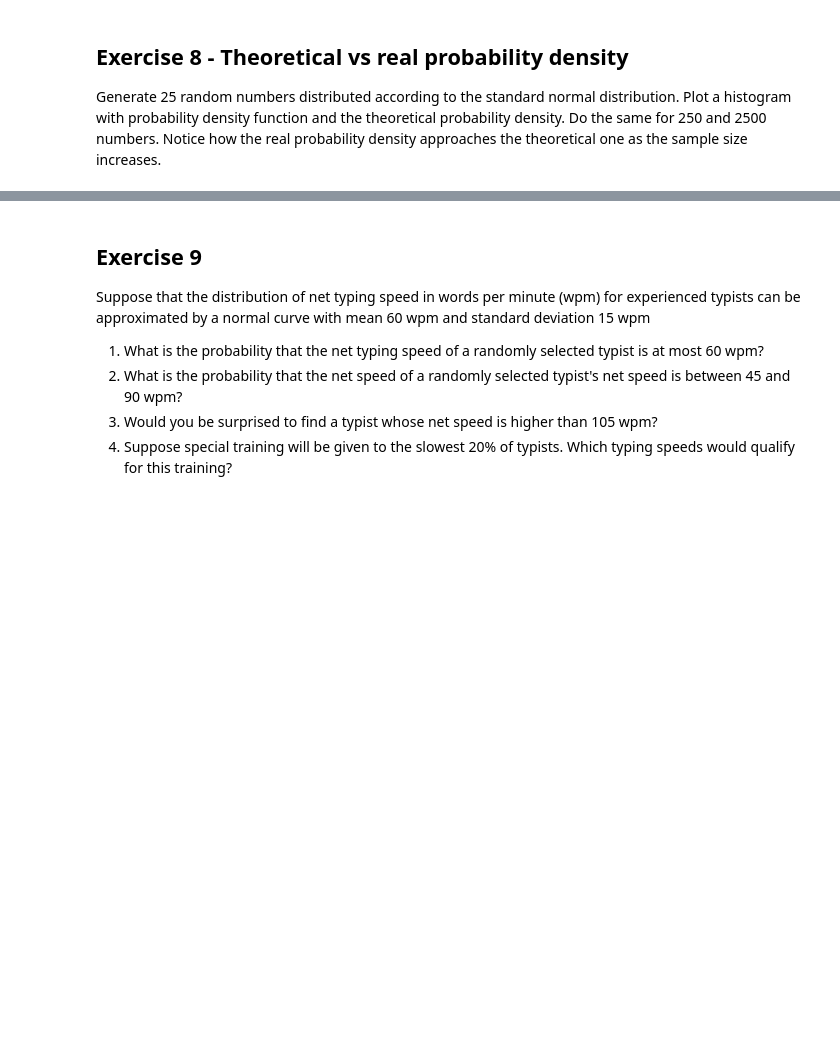
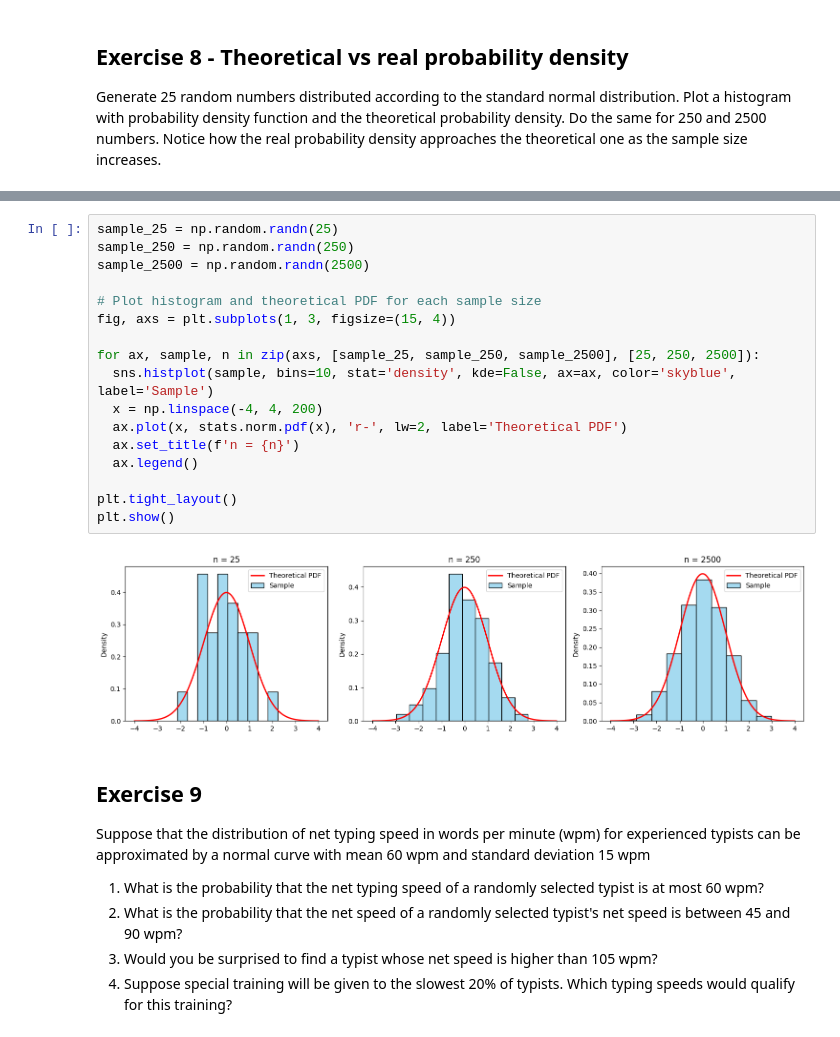
Before and after one commit to Vincent-Gielen/dsai-ex, a Jupyter notebook: 3-central-limit-testing/lab-3.01-probability-2024.ipynb, the cells around one changed output, grey strips where cells are left out. Saved outputs shown, nothing was run; the diff lists cells and outputs as text; blank space fills up the shorter version.

```diff
--- a/3-central-limit-testing/lab-3.01-probability-2024.ipynb
+++ b/3-central-limit-testing/lab-3.01-probability-2024.ipynb
@@ -216,3 +213,22 @@ Notice how the real probability density approaches the theoretical one as the sa
+# %%
+sample_25 = np.random.randn(25)
+sample_250 = np.random.randn(250)
+sample_2500 = np.random.randn(2500)
+
+# Plot histogram and theoretical PDF for each sample size
+fig, axs = plt.subplots(1, 3, figsize=(15, 4))
+
+for ax, sample, n in zip(axs, [sample_25, sample_250, sample_2500], [25, 250, 2500]):
+  sns.histplot(sample, bins=10, stat='density', kde=False, ax=ax, color='skyblue', label='Sample')
+  x = np.linspace(-4, 4, 200)
+  ax.plot(x, stats.norm.pdf(x), 'r-', lw=2, label='Theoretical PDF')
+  ax.set_title(f'n = {n}')
+  ax.legend()
+
+plt.tight_layout()
+plt.show()
+# %% [output]
+[figure, added]
 # %% [markdown]
 ## Exercise 9
 
```
Also changed, not shown: parts of 2 cells of this notebook, 1 other file.
